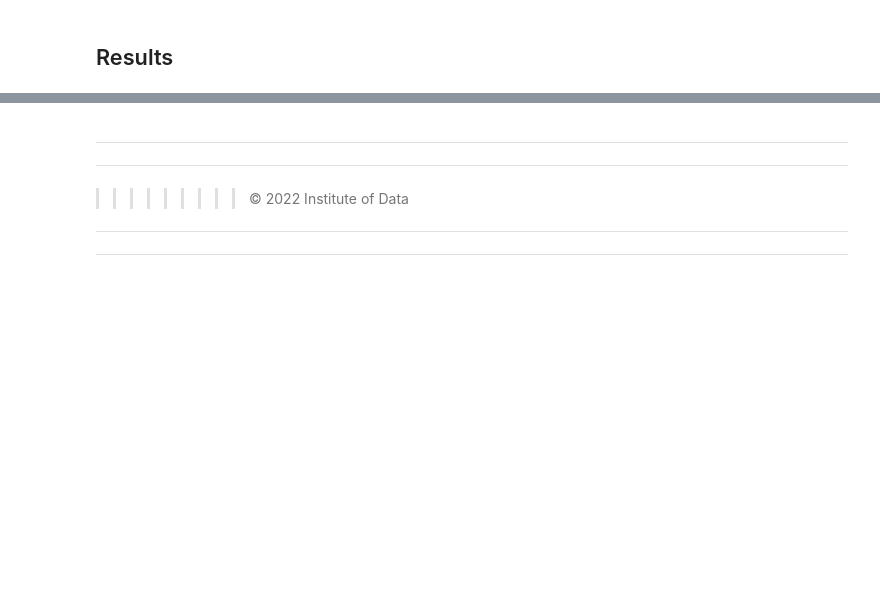
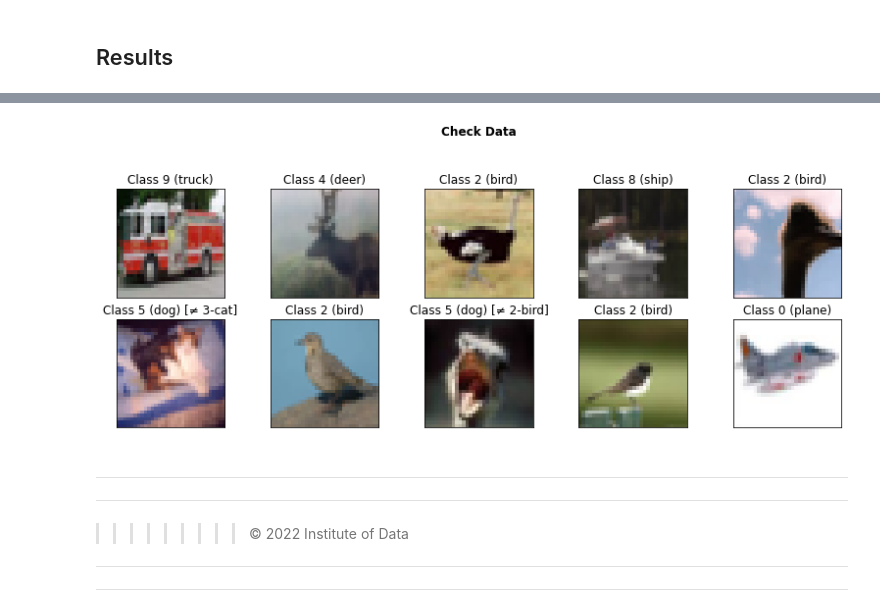
Before and after one commit to Jescolbourne/IOD, a Jupyter notebook: Module9/Lab/IOD_Lab-9_2.ipynb, the cells around one changed output, grey strips where cells are left out. Cells and saved outputs as stored; diff of their text form; code cells hidden in the pictures; blank space fills up the shorter version.

```diff
--- a/Module9/Lab/IOD_Lab-9_2.ipynb
+++ b/Module9/Lab/IOD_Lab-9_2.ipynb
@@ -257,3 +407,7 @@ predictions = model.predict_classes(X_test)
+# %%
+check_ten(X_test, classes_x, y_test, True)
+# %% [output]
+[figure, added]
 # %% [markdown]
 
 
```
Also changed, not shown: parts of 19 cells of this notebook, 2 other files.
